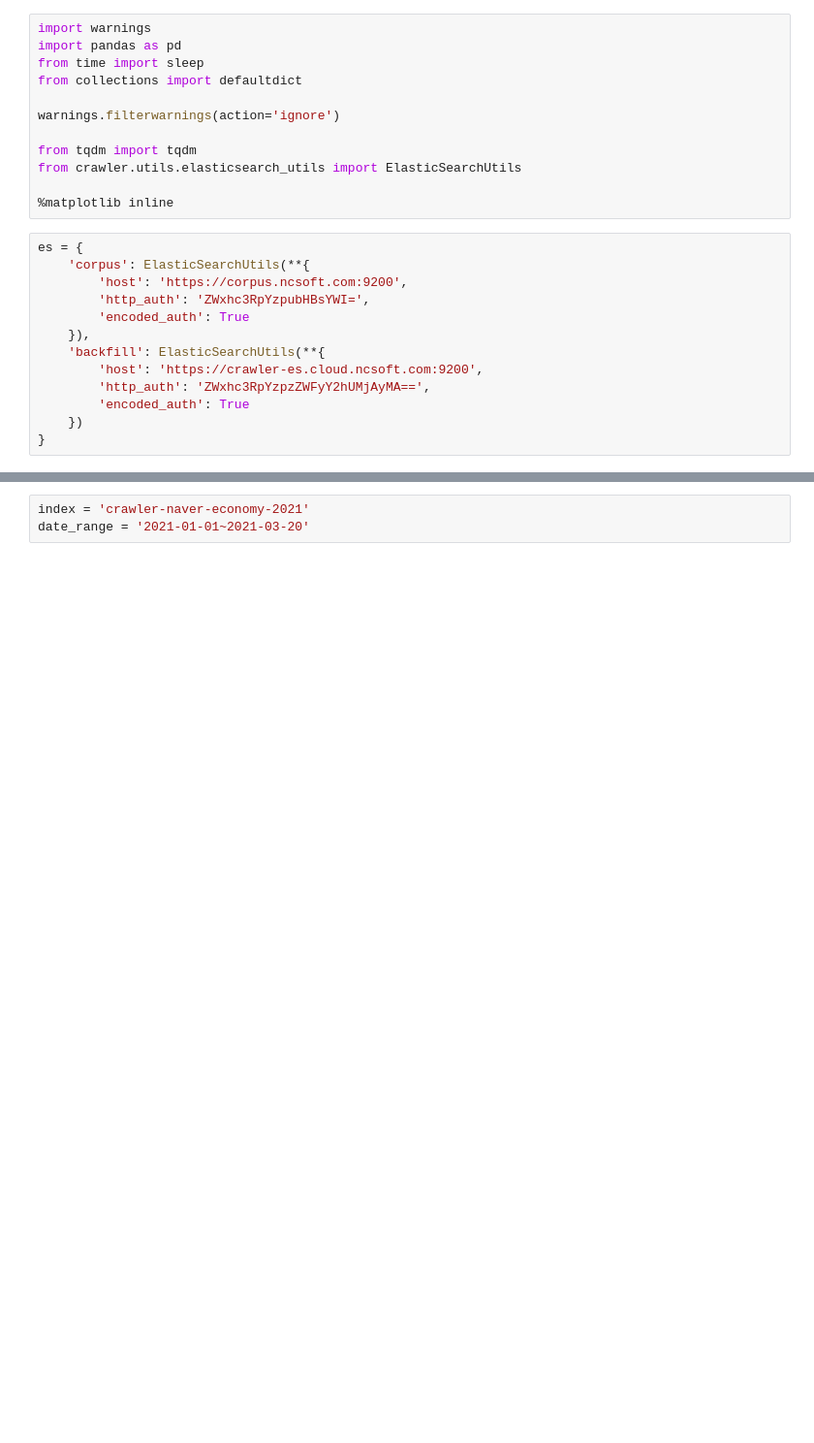
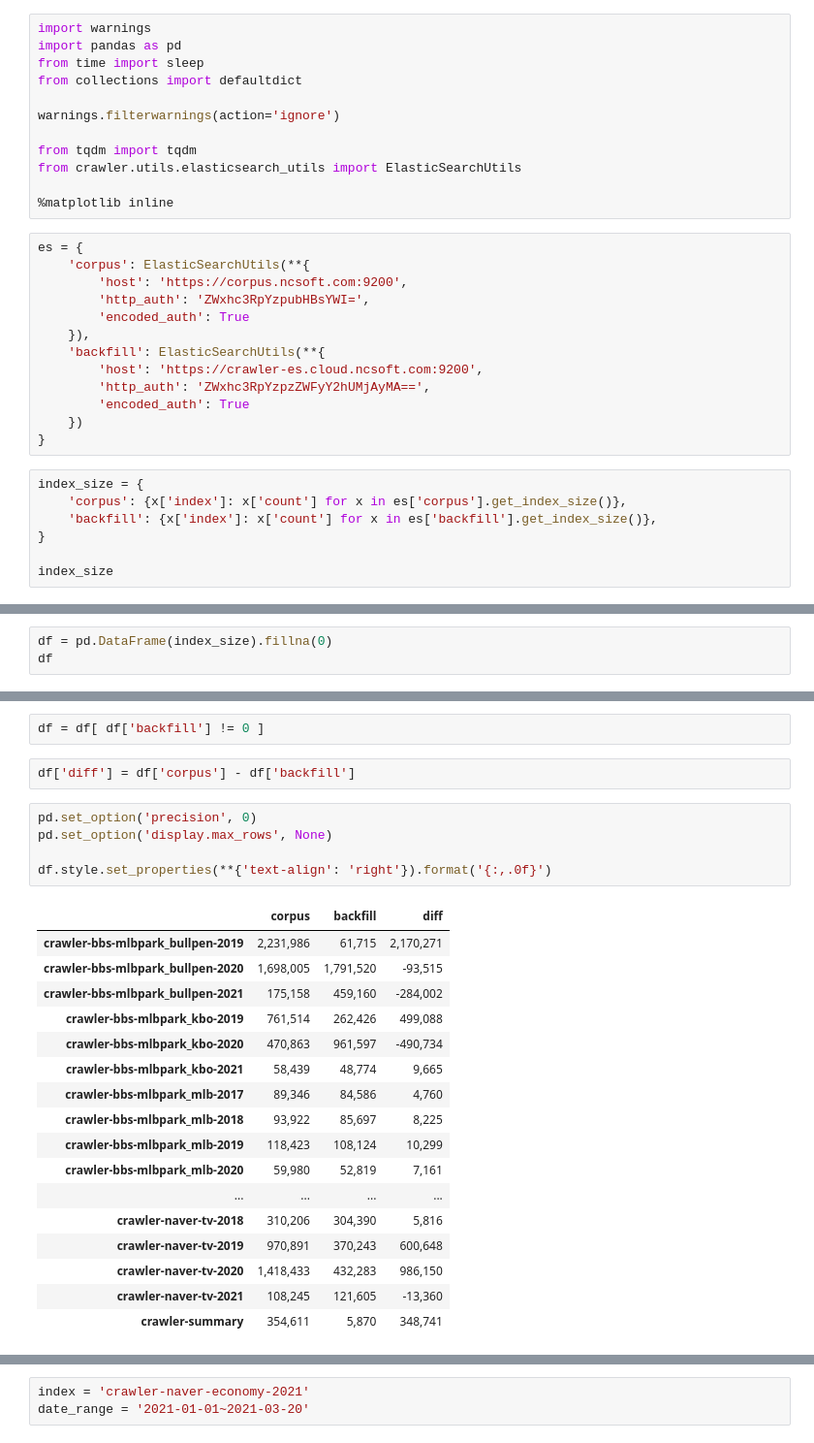
Before and after one commit to ejpark78/nlp-utils, a Jupyter notebook: notebook/backfill.ipynb, the cells around one changed output, grey strips where cells are left out. Shown at 97% size. Drawn from its saved outputs; the diff is of its cells as text; blank space fills up the shorter version.

```diff
--- a/notebook/backfill.ipynb
+++ b/notebook/backfill.ipynb
@@ -26,3 +26,10 @@ es = {
         'encoded_auth': True
     })
 }
+# %%
+index_size = {
+    'corpus': {x['index']: x['count'] for x in es['corpus'].get_index_size()},
+    'backfill': {x['index']: x['count'] for x in es['backfill'].get_index_size()},
+}
+
+index_size
@@ -28,0 +54,3 @@ es = {
+# %%
+df = pd.DataFrame(index_size).fillna(0)
+df
@@ -28,0 +71,27 @@ es = {
+# %%
+df = df[ df['backfill'] != 0 ]
+# %%
+df['diff'] = df['corpus'] - df['backfill']
+# %%
+pd.set_option('precision', 0)
+pd.set_option('display.max_rows', None)
+
+df.style.set_properties(**{'text-align': 'right'}).format('{:,.0f}')
+# %% [output]
+|  | corpus | backfill | diff |
+| crawler-bbs-mlbpark_bullpen-2019 | 2,231,986 | 61,715 | 2,170,271 |
+| crawler-bbs-mlbpark_bullpen-2020 | 1,698,005 | 1,791,520 | -93,515 |
+| crawler-bbs-mlbpark_bullpen-2021 | 175,158 | 459,160 | -284,002 |
+| crawler-bbs-mlbpark_kbo-2019 | 761,514 | 262,426 | 499,088 |
+| crawler-bbs-mlbpark_kbo-2020 | 470,863 | 961,597 | -490,734 |
+| crawler-bbs-mlbpark_kbo-2021 | 58,439 | 48,774 | 9,665 |
+| crawler-bbs-mlbpark_mlb-2017 | 89,346 | 84,586 | 4,760 |
+| crawler-bbs-mlbpark_mlb-2018 | 93,922 | 85,697 | 8,225 |
+| crawler-bbs-mlbpark_mlb-2019 | 118,423 | 108,124 | 10,299 |
+| crawler-bbs-mlbpark_mlb-2020 | 59,980 | 52,819 | 7,161 |
+| ... | ... | ... | ... |
+| crawler-naver-tv-2018 | 310,206 | 304,390 | 5,816 |
+| crawler-naver-tv-2019 | 970,891 | 370,243 | 600,648 |
+| crawler-naver-tv-2020 | 1,418,433 | 432,283 | 986,150 |
+| crawler-naver-tv-2021 | 108,245 | 121,605 | -13,360 |
+| crawler-summary | 354,611 | 5,870 | 348,741 |
```
Also changed, not shown: parts of 7 cells of this notebook, 10 other files.
